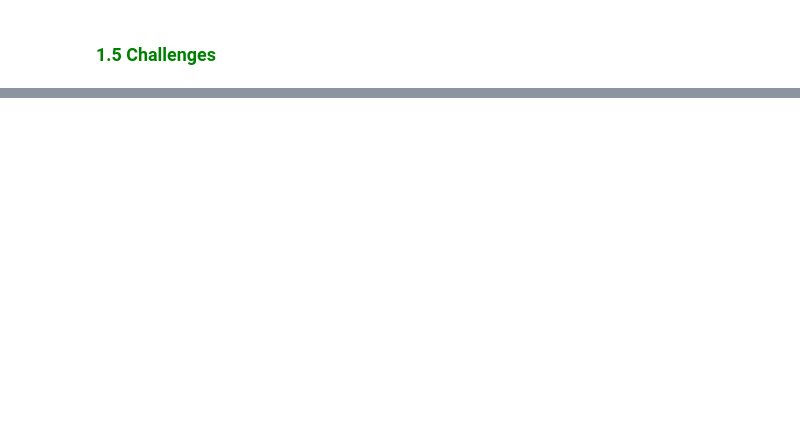
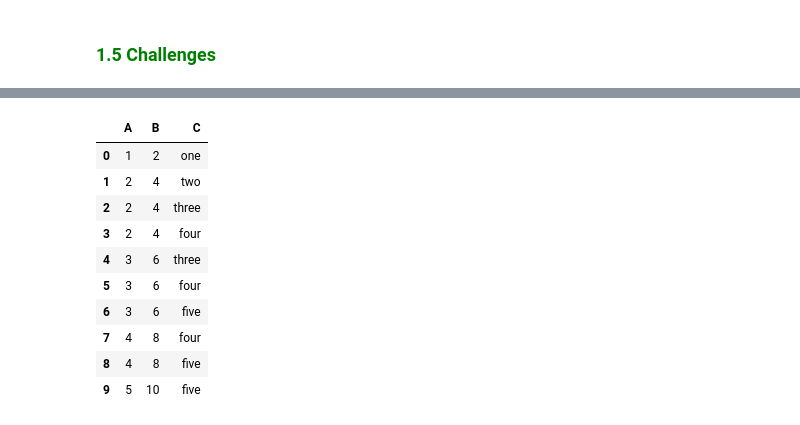
Before and after one commit to kahuroA/NUMPY_PRACTICE, a Jupyter notebook: Copy_of_Pandas_Basics.ipynb, the cells around one changed output, grey strips where cells are left out. Cells and saved outputs as stored; diff of their text form; code cells hidden in the pictures; blank space fills up the shorter version.

```diff
--- a/Copy_of_Pandas_Basics.ipynb
+++ b/Copy_of_Pandas_Basics.ipynb
@@ -868,5 +1000,13 @@ df = pd.DataFrame({
    'EmployeeId': ['123', '124', '125', '126', '126'],
    'City': ['Nairobi|Mombasa', 'Nakuru|Nairobi|Kisumu', 'Nairobi|Mombasa', 'Nairobi|Nakuru', 'Mombasa']
 })
+new_df=pd.DataFrame(columns=['EmployeeId','City'])
 
-OUR CODE GOES HERE
+#OUR CODE GOES HERE
+for index, row in df.iterrows():
+  split=row['City'].split('|')
+  for city in split:
+    new_df=new_df.append(pd.DataFrame({'EmployeeId':[row['EmployeeId']],'City':city}))
+new_df=new_df.reset_index(drop=True)
+
+new_df
@@ -873,12 +1025,32 @@ OUR CODE GOES HERE
 # %%
 # Challenge 2
 # Split the following dataframe
 #
 
 list_1 = [1,2,3,4,5]
 list_2 = [2,4,6,8,10]
 list_3 = ['one','two,three,four','three,four,five','four,five','five']
 
 df = pd.DataFrame({'A' : list_1, 'B' : list_2, 'C' : list_3})
 
-OUR CODE GOES HERE
+new_df=pd.DataFrame(columns=['A','B','C'])
+df
+#let us split the rows
+for index, row in df.iterrows():
+  s=row['C'].split(',')
+  for i in s:
+    new_df=new_df.append(pd.DataFrame({'A':[row['A']], 'B':[row['B']], 'C':i}))
+new_df=new_df.reset_index(drop=True)
+new_df
+# %% [output]
+|  | A | B | C |
+| 0 | 1 | 2 | one |
+| 1 | 2 | 4 | two |
+| 2 | 2 | 4 | three |
+| 3 | 2 | 4 | four |
+| 4 | 3 | 6 | three |
+| 5 | 3 | 6 | four |
+| 6 | 3 | 6 | five |
+| 7 | 4 | 8 | four |
+| 8 | 4 | 8 | five |
+| 9 | 5 | 10 | five |
```
Also changed, not shown: parts of 12 cells of this notebook.
